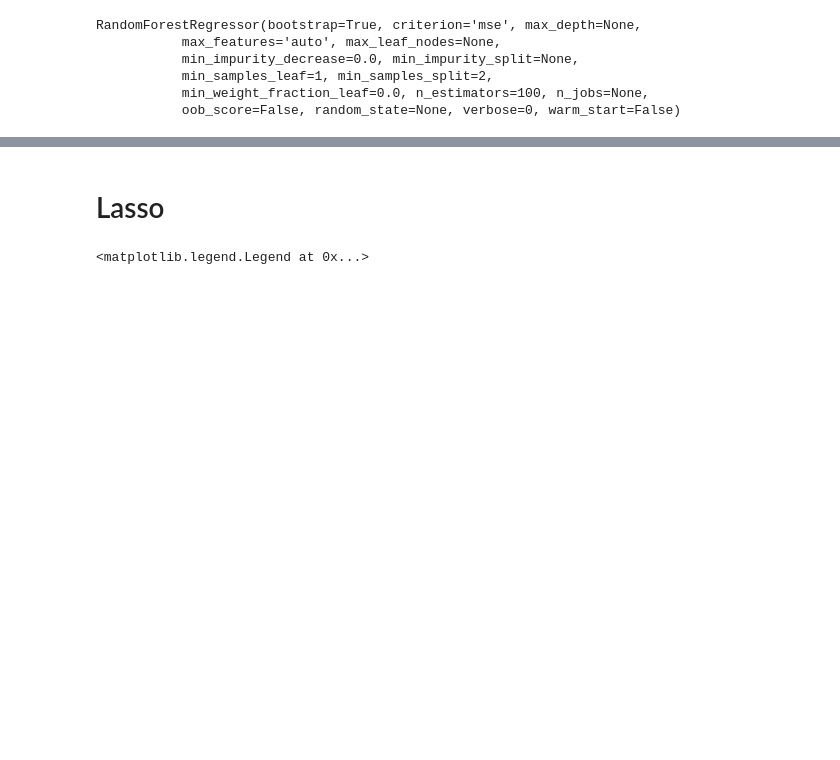
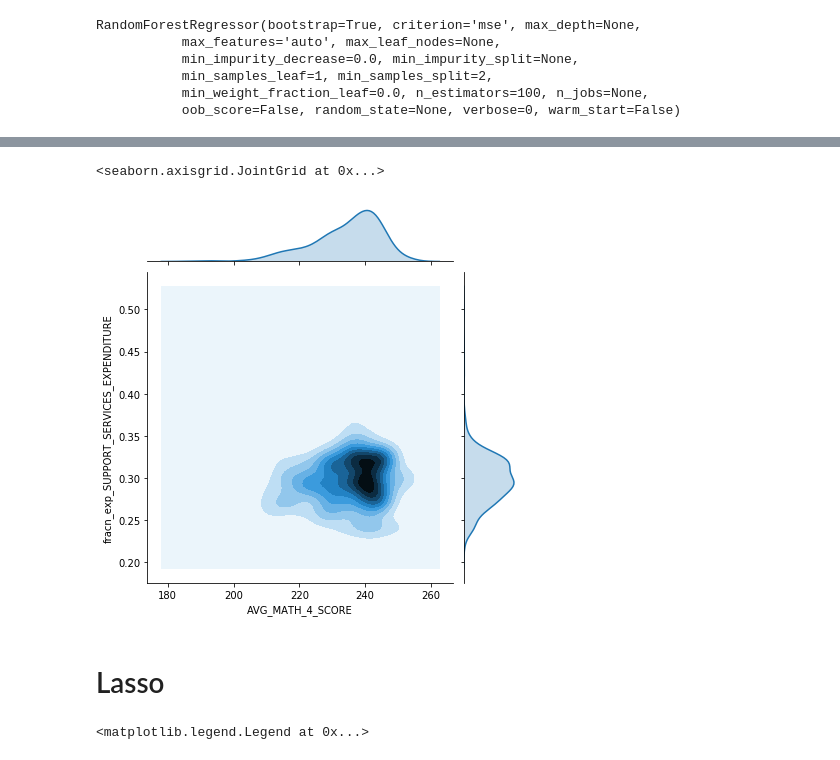
Before and after one commit to daericks/us-ed, a Jupyter notebook: notebooks/1_cross_validation_models.ipynb, the cells around one changed output, grey strips where cells are left out. Saved outputs shown, nothing was run; the diff lists cells and outputs as text; code cells hidden in the pictures; blank space fills up the shorter version.

```diff
--- a/notebooks/1_cross_validation_models.ipynb
+++ b/notebooks/1_cross_validation_models.ipynb
@@ -239,3 +240,8 @@ NameError: name 'sns' is not defined
+# %%
+sns.jointplot(x='AVG_MATH_4_SCORE', y='fracn_exp_SUPPORT_SERVICES_EXPENDITURE', kind='kde', data=df)
+# %% [output]
+<seaborn.axisgrid.JointGrid at 0x...>
+[figure, added]
 # %% [markdown]
 # Lasso
 # %%
```
Also changed, not shown: parts of 7 cells of this notebook, 1 other file.
